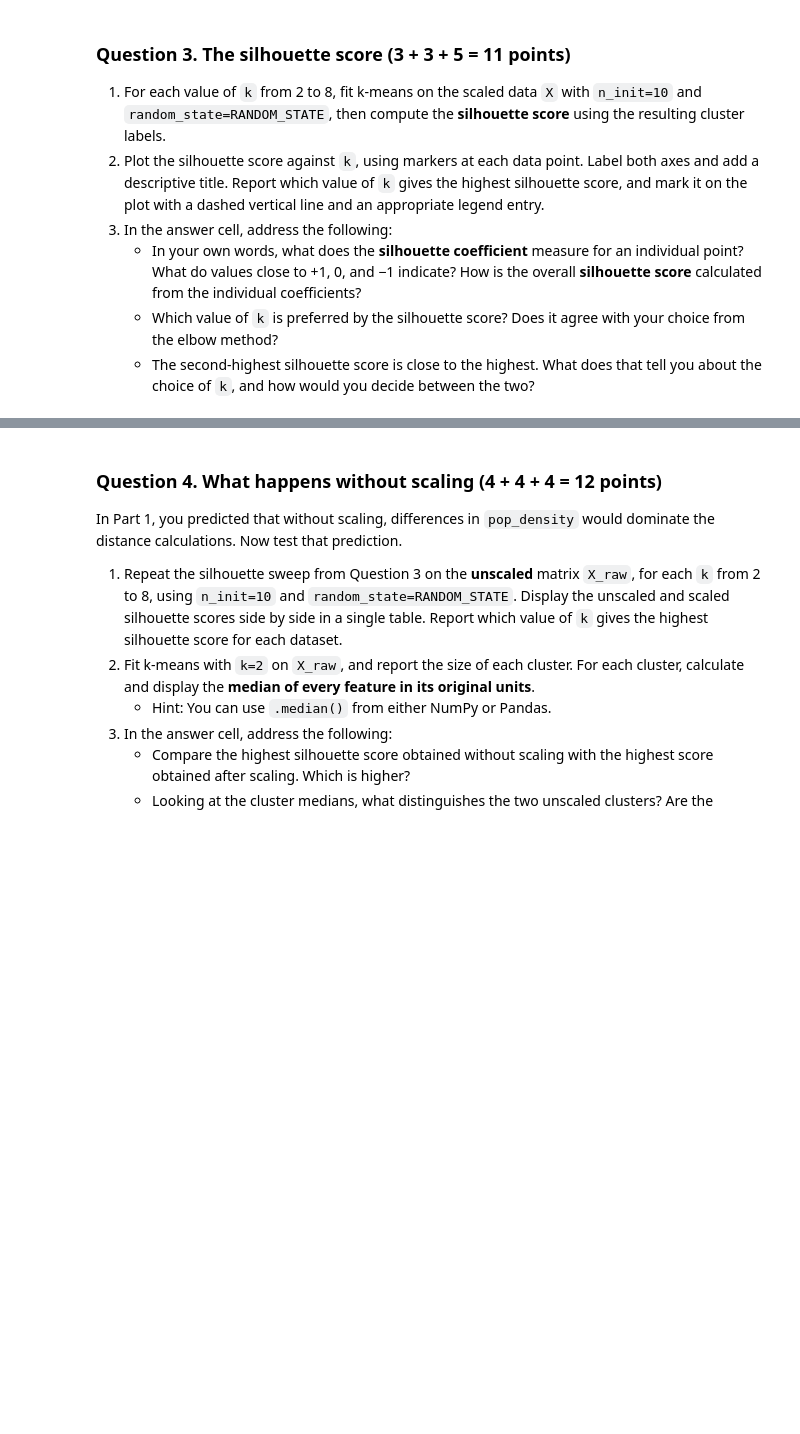
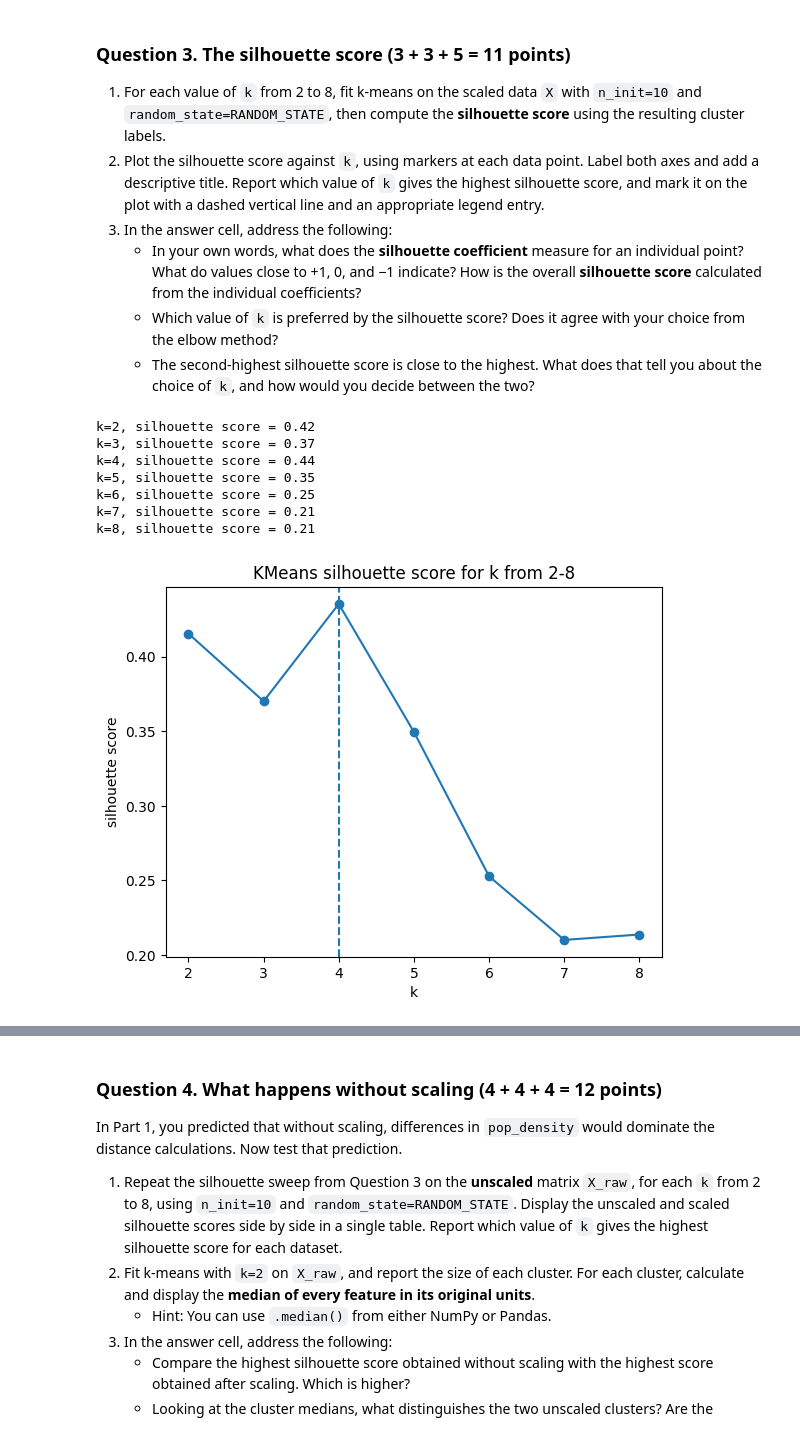
Before and after one commit to DennnnyH/ICS-235-ML-Methods, a Jupyter notebook: Assignment_4/HuangDenny_4.ipynb, the cells around one changed output, grey strips where cells are left out. Saved outputs shown, nothing was run; the diff lists cells and outputs as text; code cells hidden in the pictures; blank space fills up the shorter version.

```diff
--- a/Assignment_4/HuangDenny_4.ipynb
+++ b/Assignment_4/HuangDenny_4.ipynb
@@ -305,4 +352,32 @@ Standard deviation of each column after scaling (should all be 1.0):
    - The second-highest silhouette score is close to the highest. What does that tell you about the choice of `k`, and how would you decide between the two?
 # %%
 # YOUR CODE
+from sklearn.metrics import silhouette_score
+
+silhouette = {}
+for k in range(2,9):
+    kmeans = KMeans(n_clusters=k, n_init=10, random_state=RANDOM_STATE)
+    labels = kmeans.fit_predict(X)
+    silhouette[k] = silhouette_score(X, labels)
+    print(f"k={k}, silhouette score = {silhouette[k]:.2f}")
+
+best_k = max(silhouette, key=silhouette.get) # k value of largest silhouette score
+
+
+
+plt.plot(list(silhouette.keys()), list(silhouette.values()), marker="o")
+plt.axvline(best_k, linestyle="--", label=f"best k = {best_k}")
+plt.xlabel("k")
+plt.ylabel("silhouette score")
+plt.title("KMeans silhouette score for k from 2-8")
+plt.show()
+# %% [output]
+k=2, silhouette score = 0.42
+k=3, silhouette score = 0.37
+k=4, silhouette score = 0.44
+k=5, silhouette score = 0.35
+k=6, silhouette score = 0.25
+k=7, silhouette score = 0.21
+k=8, silhouette score = 0.21
+[figure, added]
 # %% [markdown]
```
Also changed, not shown: parts of 11 cells of this notebook.
